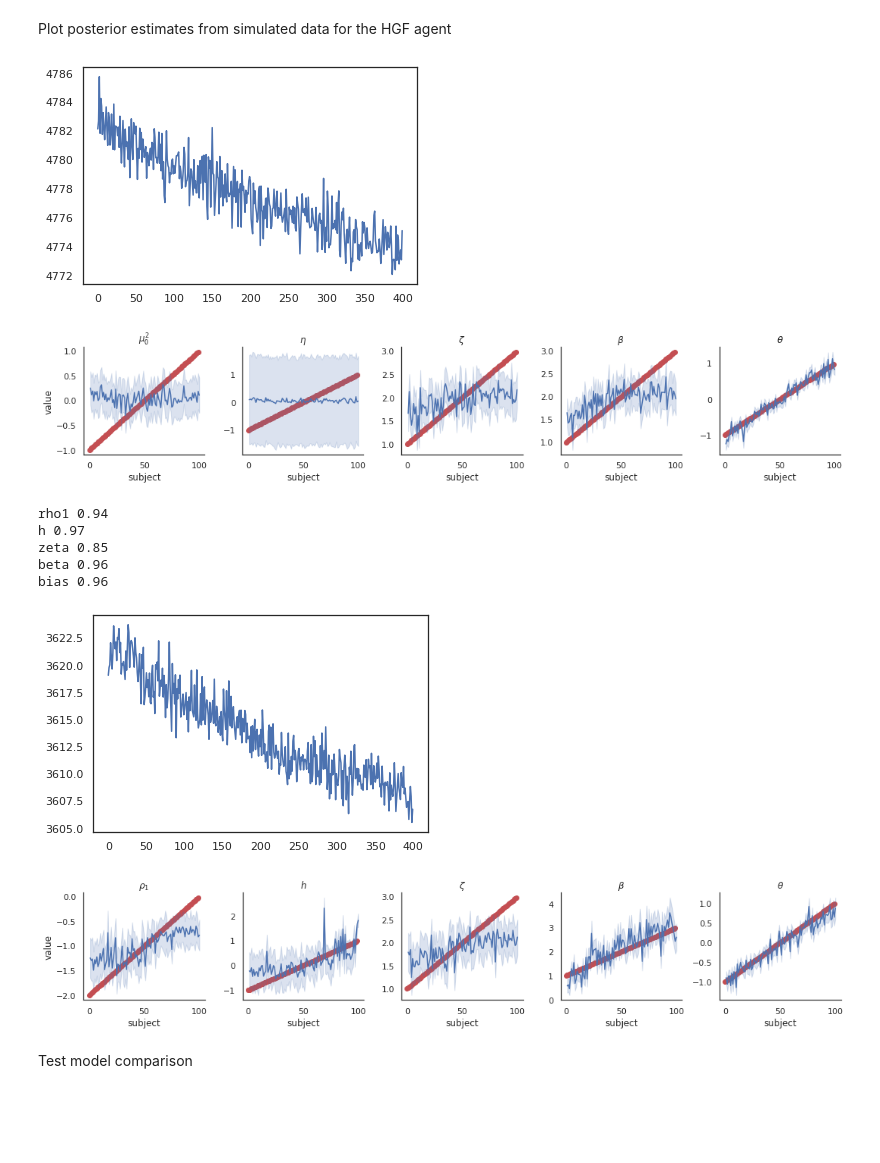
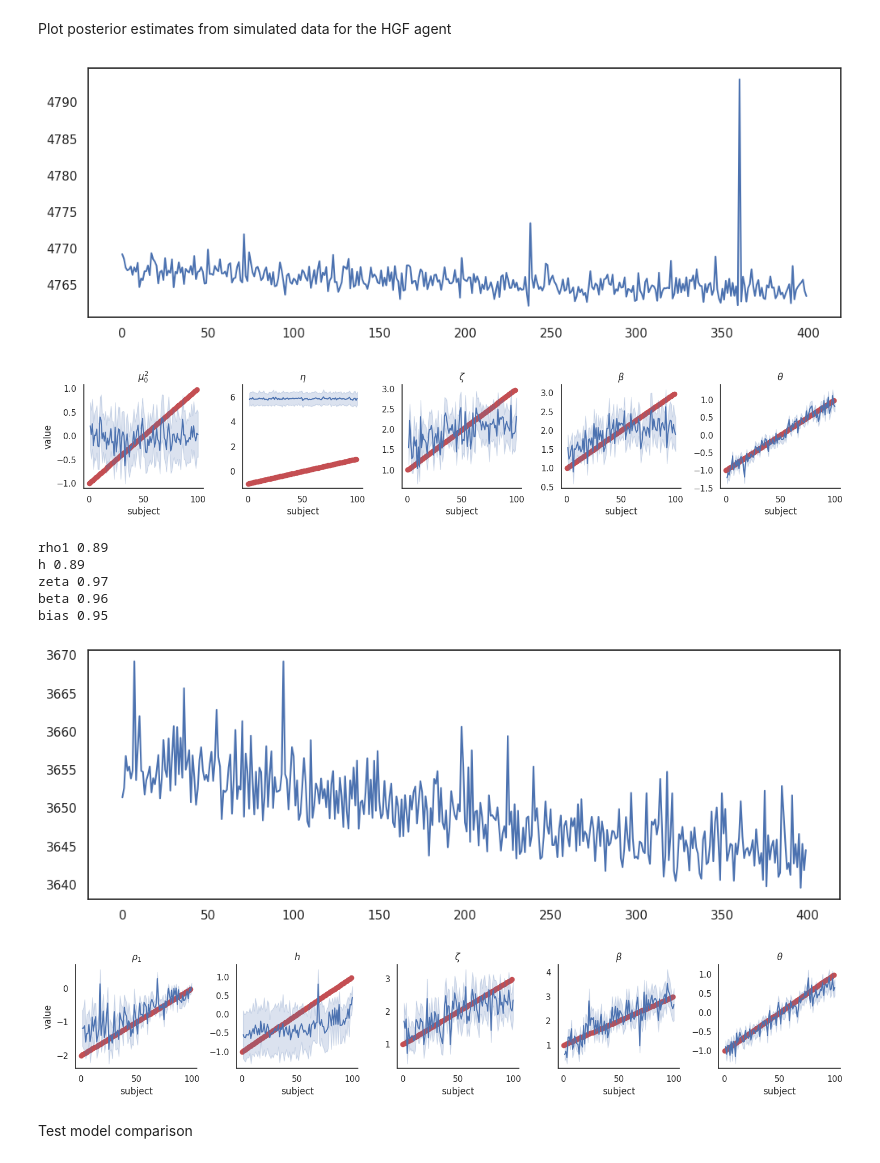
Before and after one commit to dimarkov/pybefit, a Jupyter notebook: examples/social_influence/test_inference_for_rw_hgf_sgf.ipynb, the cells around one changed output. Saved outputs shown, nothing was run; the diff lists cells and outputs as text; code cells hidden in the pictures; blank space fills up the shorter version.

```diff
--- a/examples/social_influence/test_inference_for_rw_hgf_sgf.ipynb
+++ b/examples/social_influence/test_inference_for_rw_hgf_sgf.ipynb
@@ -168,5 +259,34 @@ hgf_tp_df = hgf_infer.sample_posterior(var_names, num_samples=num_samples)
+# %%
+transform_hgf = lambda z, *args, **kwargs: transform(z, HGFSocInf, *args, **kwargs)
+
+measurments = stimuli["pair_1"]
+measurments.update({"mask": torch.ones(1, 120, 100), "responses": responses["pair_1"]})
+
+num_params = 5
+num_agents = 2 * nsub
+num_samples = 100
+
+prior = Prior(num_params, num_agents, backend="pyro")
+
+posterior = PyroGuide(
+    Posterior(num_params, num_agents, backend="pyro")
+)
+
+opts_task = {"num_blocks": 1, "num_trials": trials, "num_agents": num_agents}
+
+opts_model = {"prior": {}, "transform": {}, "likelihood": opts_task}
+
+hgf_gen_model = PyroModel(prior, transform_hgf, likelihood, opts=opts_model)
+
+# perform inference using stochastic variational inference
+opts_svi = default_dict_pyro_svi
+opts_svi.update({"sample_kwargs": {"num_samples": num_samples}, "iter_steps": 5_000})
+
+samples, svi, results = run_svi(hgf_gen_model, posterior, measurments, opts=opts_svi)
+var_names = ["mu0_2", "eta", "zeta", "beta", "bias"]
+hgf_tp_df, hgf_par_df = format_posterior_samples(var_names, samples, transform_hgf)
 # %%
-trans_pars_hgf = hgf_tp_df[0].melt(id_vars='subject', var_name='parameter')
+trans_pars_hgf = hgf_tp_df.melt(id_vars="subject", var_name="parameter")
 
 vals = [trans_pars2[:, i].numpy() for i in range(len(var_names))]
 posterior_accuracy(var_names, trans_pars_hgf, vals, nsub)
@@ -179,17 +299,17 @@ bias 0.96
 # %% [markdown]
 Plot posterior estimates from simulated data for the HGF agent
 # %%
-plt.figure()
-#plot convergence of stochasitc ELBO estimates (log-model evidence)
-plt.plot(hgf_infer.loss[-400:])
+plt.figure(figsize=(12, 4))
+# plot convergence of stochasitc ELBO estimates (log-model evidence)
+plt.plot(results["loss"][-400:])
 
-g = sns.FacetGrid(trans_pars_hgf, col="parameter", height=3, sharey=False);
-g = (g.map(sns.lineplot, 'subject', 'value', ci='sd'));
+g = sns.FacetGrid(trans_pars_hgf, col="parameter", height=3, sharey=False)
+g = g.map(sns.lineplot, "subject", "value", errorbar="sd")
 
-labels = [r'$\mu_0^2$', r'$\eta$', r'$\zeta$', r'$\beta$', r'$\theta$']
+labels = [r"$\mu_0^2$", r"$\eta$", r"$\zeta$", r"$\beta$", r"$\theta$"]
 for i in range(len(labels)):
-    g.axes[0, i].plot(np.arange(2*nsub), trans_pars2[:,i].numpy(),'ro', zorder = 0);
+    g.axes[0, i].plot(np.arange(2 * nsub), trans_pars2[:, i].numpy(), "ro", zorder=0)
     g.axes[0, i].set_title(labels[i])
 # %% [output]
-[figure, old version]
+[figure, new version]
-[figure, old version]
+[figure, new version]
@@ -205,29 +345,29 @@ sgf_tp_df = sgf_infer.sample_posterior(var_names, num_samples=num_samples)
 # %%
-trans_pars_sgf = sgf_tp_df[0].melt(id_vars='subject', var_name='parameter')
+trans_pars_sgf = sgf_tp_df.melt(id_vars="subject", var_name="parameter")
 
 vals = [trans_pars3[:, i].numpy() for i in range(len(var_names))]
 posterior_accuracy(var_names, trans_pars_sgf, vals, nsub)
 # %% [output]
-rho1 0.94
-h 0.97
-zeta 0.85
+rho1 0.89
+h 0.89
+zeta 0.97
 beta 0.96
-bias 0.96
+bias 0.95
 # %%
-plt.figure()
-#plot convergence of stochasitc ELBO estimates (log-model evidence)
-plt.plot(sgf_infer.loss[-400:])
+plt.figure(figsize=(12, 4))
+# plot convergence of stochasitc ELBO estimates (log-model evidence)
+plt.plot(results["loss"][-400:])
 
-g = sns.FacetGrid(trans_pars_sgf, col="parameter", height=3, sharey=False);
-g = (g.map(sns.lineplot, 'subject', 'value', ci='sd'));
+g = sns.FacetGrid(trans_pars_sgf, col="parameter", height=3, sharey=False)
+g = g.map(sns.lineplot, "subject", "value", errorbar="sd")
 
-labels = [r'$\rho_1$', r'$h$',  r'$\zeta$', r'$\beta$', r'$\theta$']
+labels = [r"$\rho_1$", r"$h$", r"$\zeta$", r"$\beta$", r"$\theta$"]
 for i in range(len(labels)):
-    g.axes[0, i].plot(np.arange(2 * nsub), trans_pars3[:, i].numpy(), 'ro', zorder=0);
+    g.axes[0, i].plot(np.arange(2 * nsub), trans_pars3[:, i].numpy(), "ro", zorder=0)
     g.axes[0, i].set_title(labels[i])
 # %% [output]
-[figure, old version]
+[figure, new version]
-[figure, old version]
+[figure, new version]
 # %% [markdown]
 Test model comparison
 # %%
```
Also changed, not shown: parts of 12 cells of this notebook, 1 other file.
